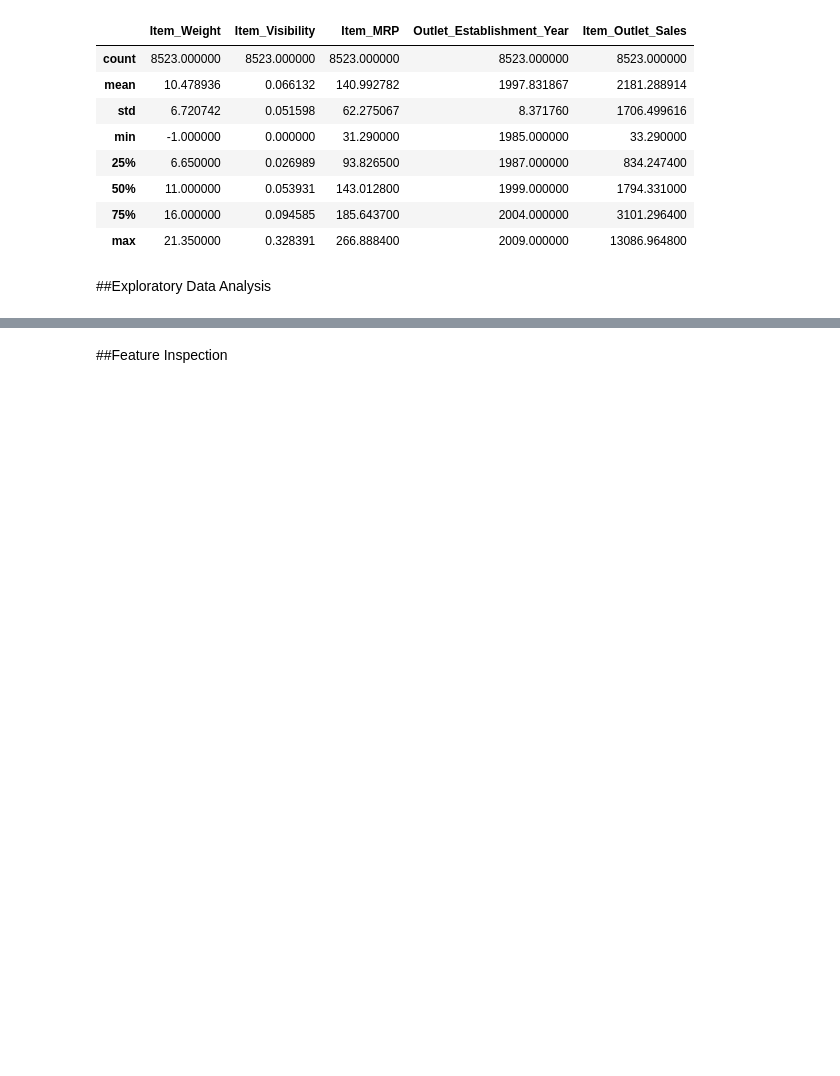
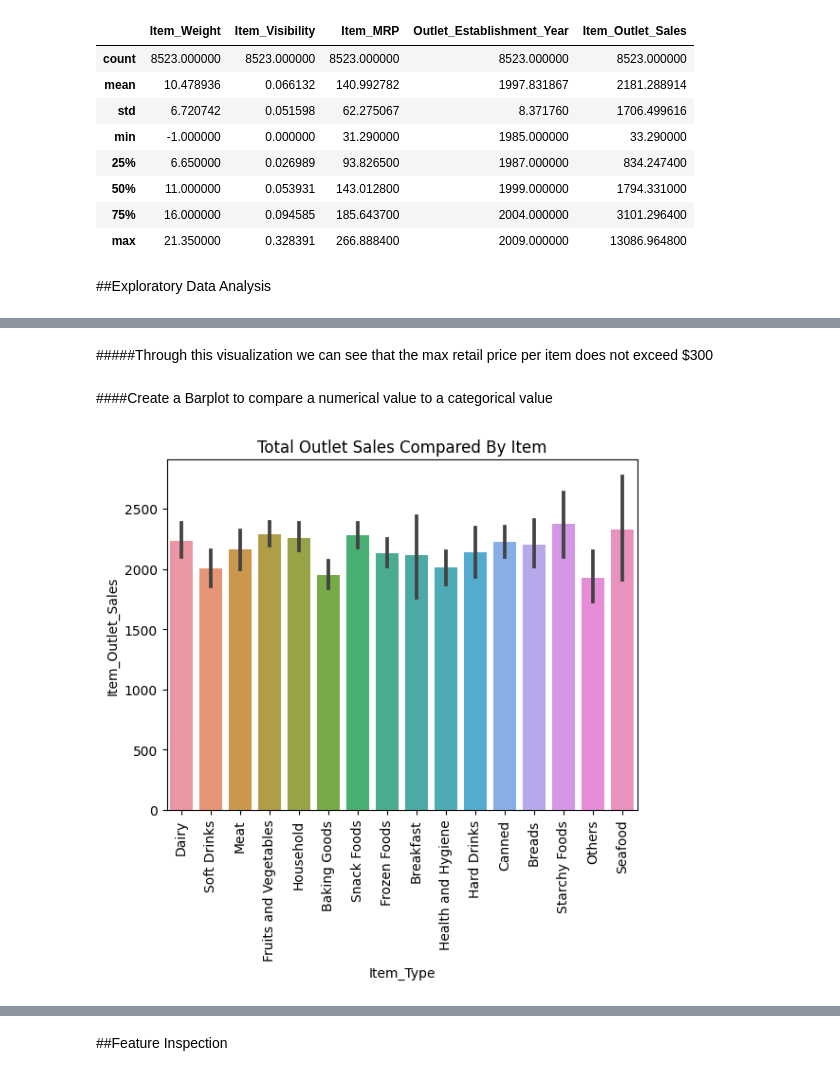
Before and after one commit to SpreeC/Prediction-of-Product-Sales, a Jupyter notebook: Prediction_of_Product_Sales.ipynb, the cells around one changed output, grey strips where cells are left out. Saved outputs shown, nothing was run; the diff lists cells and outputs as text; code cells hidden in the pictures; blank space fills up the shorter version.

```diff
--- a/Prediction_of_Product_Sales.ipynb
+++ b/Prediction_of_Product_Sales.ipynb
@@ -256,0 +284,13 @@ df[num_cols].describe()
+# %% [markdown]
+#####Through this visualization we can see that the max retail price per item does not exceed $300
+# %% [markdown]
+####Create a Barplot to compare a numerical value to a categorical value
+# %%
+#create a Barplot with x='Item_Type', y='Item_Outlet_Sales'
+ax=sns.barplot(data=df, x='Item_Type', y='Item_Outlet_Sales')
+#fix rotation
+ax.tick_params(axis='x', rotation = 90);
+#set title
+ax.set_title('Total Outlet Sales Compared By Item');
+# %% [output]
+[figure, added]
```
Also changed, not shown: parts of 18 cells of this notebook.
